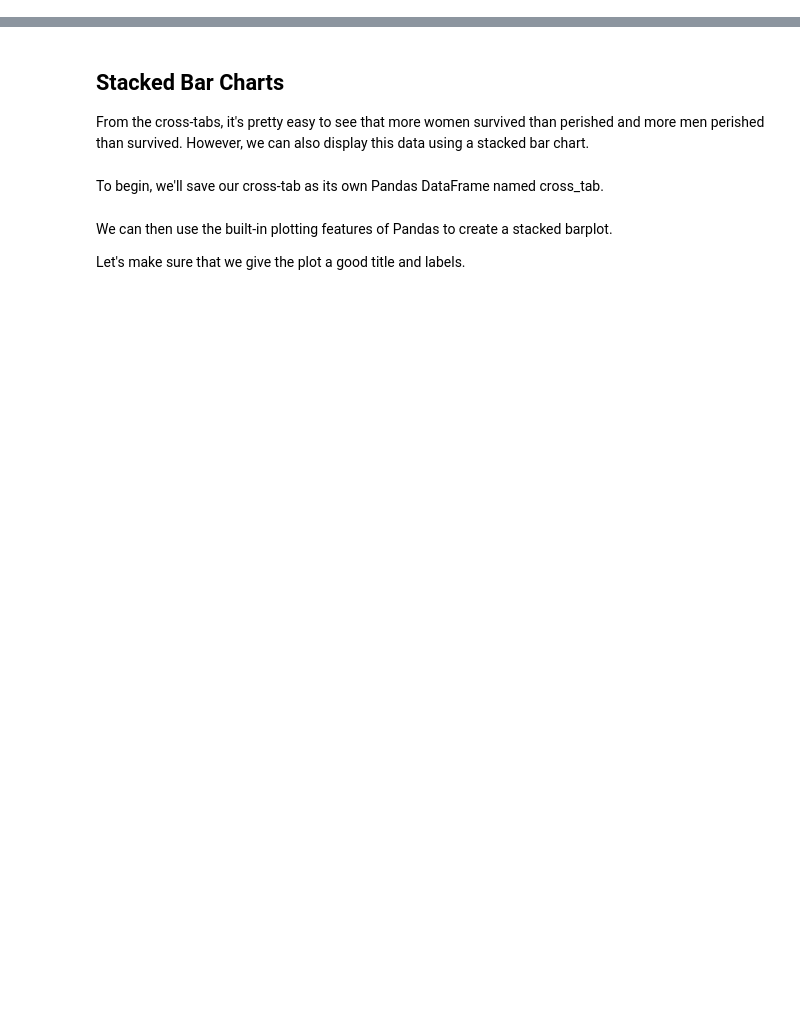
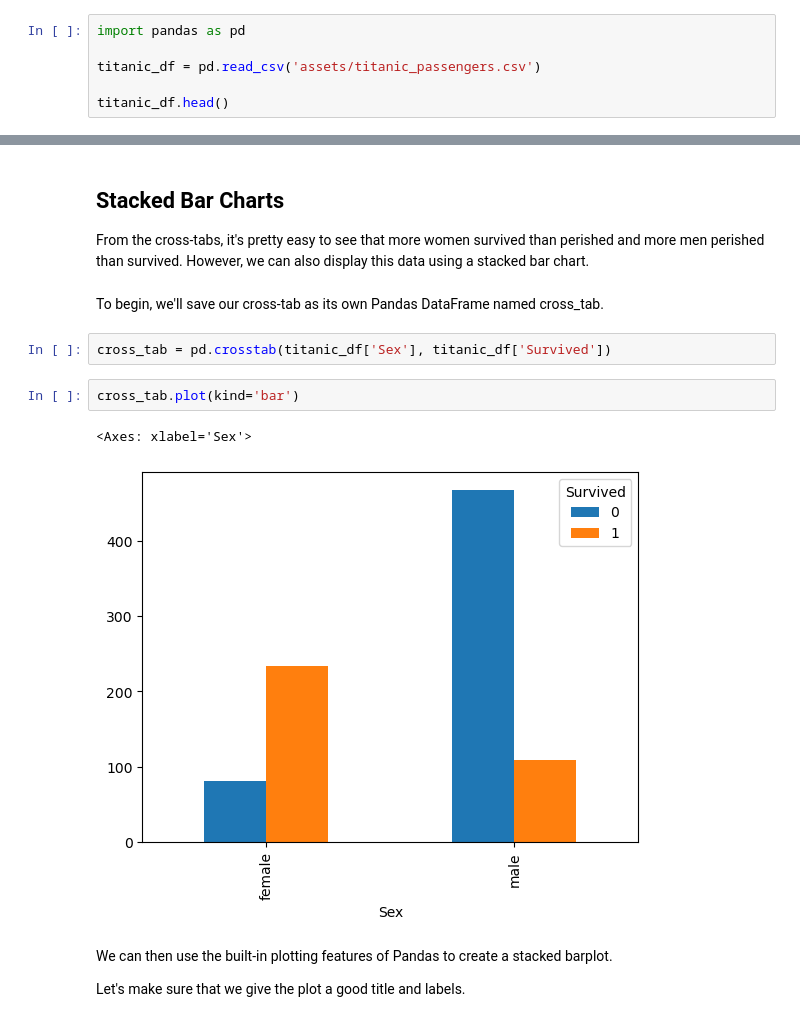
Before and after one commit to TheMonarchOfShadows/Data_Visualization_And_Modeling, a Jupyter notebook: Lecture/Week 2/2.1 - Visualizing Relationships Between Categorical Features.ipynb, the cells around one changed output, grey strips where cells are left out. Cells and saved outputs as stored; diff of their text form; blank space fills up the shorter version.

```diff
--- a/Lecture/Week 2/2.1 - Visualizing Relationships Between Categorical Features.ipynb
+++ b/Lecture/Week 2/2.1 - Visualizing Relationships Between Categorical Features.ipynb
@@ -2,3 +2,9 @@
 # Visualizing relationships between categorical features - A machine learning perspective
 
 While understanding aspects of a single feature can be very helpful, we're often more interested in relationships between features.
+# %%
+import pandas as pd
+
+titanic_df = pd.read_csv('assets/titanic_passengers.csv')
+
+titanic_df.head()
@@ -28,6 +71,13 @@ The relative frequency of something happening is another way of saying the perce
 From the cross-tabs, it's pretty easy to see that more women survived than perished and more men perished than survived.  However, we can also display this data using a stacked bar chart.
 # %% [markdown]
 To begin, we'll save our cross-tab as its own Pandas DataFrame named cross_tab.
+# %%
+cross_tab = pd.crosstab(titanic_df['Sex'], titanic_df['Survived'])
+# %%
+cross_tab.plot(kind='bar')
+# %% [output]
+<Axes: xlabel='Sex'>
+[figure, added]
 # %% [markdown]
 We can then use the built-in plotting features of Pandas to create a stacked barplot.
 
```
Also changed, not shown: parts of 25 cells of this notebook, 3 other files.
